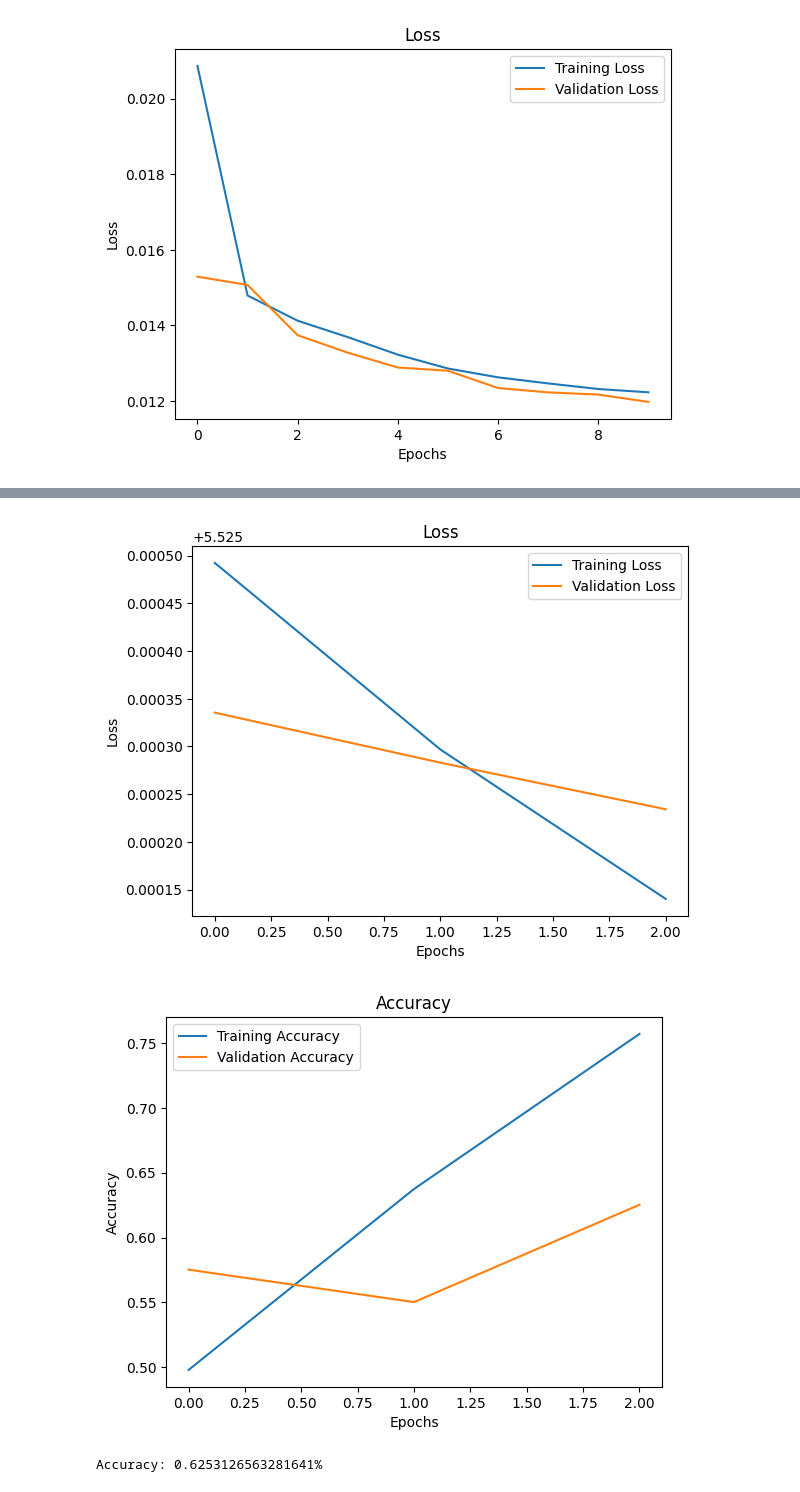
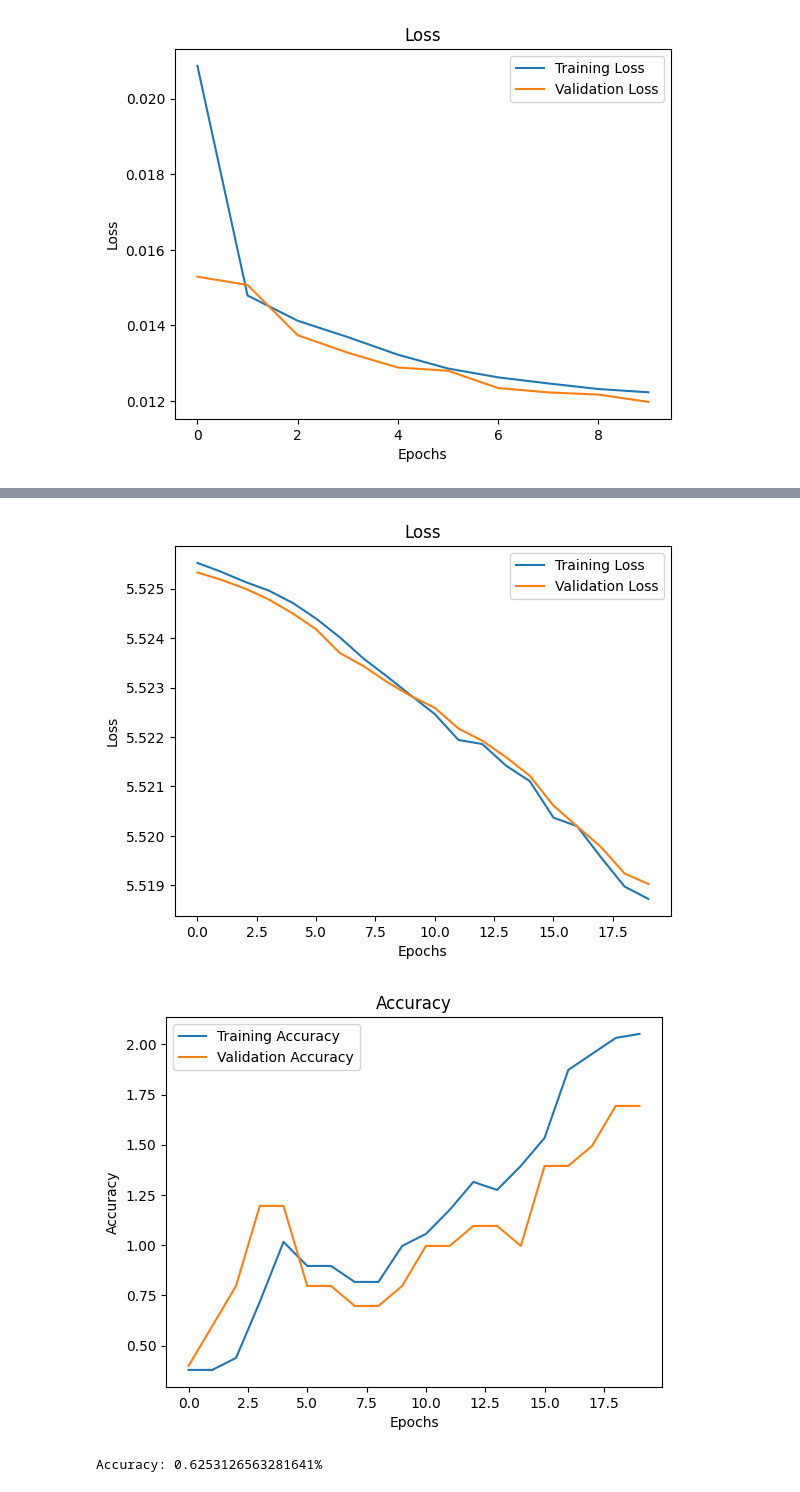
Before and after one commit to Adri261/progettoVIPM, a Jupyter notebook: self-supervised/autoencoderV2.ipynb, the cells around one changed output, grey strips where cells are left out. Drawn from its saved outputs; the diff is of its cells as text; code cells hidden in the pictures.

```diff
--- a/self-supervised/autoencoderV2.ipynb
+++ b/self-supervised/autoencoderV2.ipynb
@@ -33,12 +33,14 @@ train_size = int(0.8*len(trainC))
 val_size = len(trainC)-train_size
 train,val = random_split(trainC,[train_size,val_size])
 test = ImageDataset(dataset=datasets.TEST,network_input_size=256,cuda=cuda)
+valL = ImageDataset(datasets.VALIDATION_20,network_input_size=256,cuda=cuda)
 
 
 trainL = DataLoader(trainL,128,True)
 train = DataLoader(train,128,True)
 val = DataLoader(val,128,True)
 test = DataLoader(test,128,True)
+valL = DataLoader(valL,128,True)
 # %%
 from utils.v2 import Autoencoder
 # %%
@@ -108,14 +110,18 @@ encoder = autoencoder.encoder
 torch.save(encoder, "SSEncoderV2.pth")
 # %%
 from utils.v2 import ExtendedEncoder
+# %%
+from utils.v2 import Encoder
+encoder = torch.load("self-supervised/models/SSEncoderV2.pth")
 # %%
+device = torch.device('cuda' if torch.cuda.is_available() else 'cpu')
 exEncoder = ExtendedEncoder(encoder)
 exEncoder.to(device)
 train_loss = []
 val_loss = []
 train_acc = []
 val_acc = []
-num_epochs = 3
+num_epochs = 20
 criterion = nn.CrossEntropyLoss()
 optimizer = torch.optim.Adam(exEncoder.parameters(), lr = 5e-6)
 for epoch in range(num_epochs):
@@ -160,10 +166,10 @@ for epoch in range(num_epochs):
     total = 0
     correct = 0
     with torch.no_grad():
-        for inputs,lables in test:
+        for inputs,lables in valL:
             i+=1
             if i%10 == 0:
-                print(f'Batch {i} di {len(test)}')
+                print(f'Batch {i} di {len(valL)}')
             lables=[int(lable) for lable in lables]
             inputs,lables = inputs.to(device), torch.tensor(lables,dtype=torch.long).to(device)
             outputs = exEncoder(inputs)
@@ -172,8 +178,8 @@ for epoch in range(num_epochs):
             correct += (predicted == lables).sum().item()
             loss = criterion(outputs,lables)
             running_loss += loss.item()
-    print(f'Validation Loss: {running_loss/len(test)}, Accuracy: {100*correct/total}%')
-    val_loss.append(running_loss/len(test))
+    print(f'Validation Loss: {running_loss/len(valL)}, Accuracy: {100*correct/total}%')
+    val_loss.append(running_loss/len(valL))
     val_acc.append(100*correct/total)
 # %% [output]
 Epoch: 1
@@ -196,18 +202,30 @@ Validation Loss: 5.525234156466545, Accuracy: 0.6253126563281641%
 # %%
+def plot_loss(train_loss,val_loss):
+    fig, ax = plt.subplots()
+
+
+    ax.set_xlabel('Epochs')
+    ax.set_ylabel('Loss')
+    ax.set_title('Loss')
+    ax.plot(train_loss, label='Training Loss')
+    ax.plot(val_loss, label='Validation Loss')
+    ax.legend()
+
+    plt.show()
 plot_loss(train_loss,val_loss)
 def plot_accuracy(train_acc,val_acc):
     fig, ax = plt.subplots()
 
 
     ax.set_xlabel('Epochs')
     ax.set_ylabel('Accuracy')
     ax.set_title('Accuracy')
     ax.plot(train_acc, label='Training Accuracy')
     ax.plot(val_acc, label='Validation Accuracy')
     ax.legend()
 
     plt.show()
 plot_accuracy(train_acc,val_acc)
 # %% [output]
-[figure, old version]
+[figure, new version]
-[figure, old version]
+[figure, new version]
```
Also changed, not shown: parts of 2 cells of this notebook, 4 other files.
